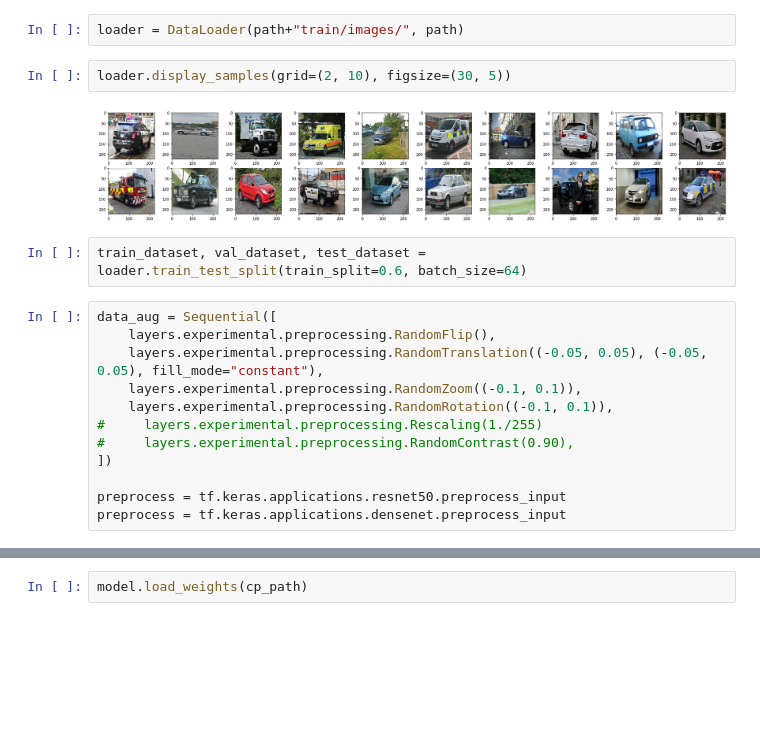
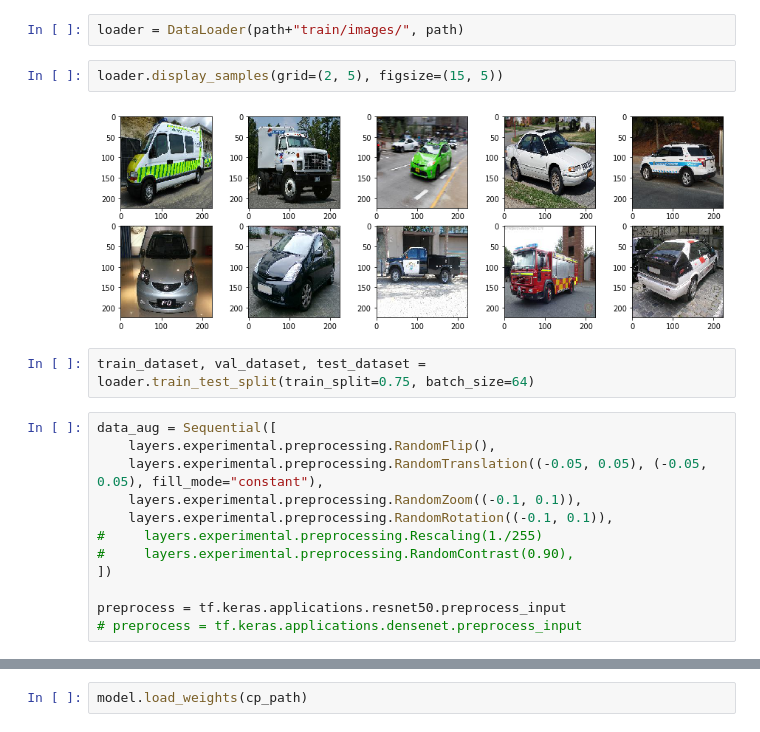
Before and after one commit to m-vidyadhar/competitions, a Jupyter notebook: av/emergency_vehicle_detection/Model.ipynb, the cells around one changed output, grey strips where cells are left out. Saved outputs shown, nothing was run; the diff lists cells and outputs as text; blank space fills up the shorter version.

```diff
--- a/av/emergency_vehicle_detection/Model.ipynb
+++ b/av/emergency_vehicle_detection/Model.ipynb
@@ -18,11 +20,11 @@ path = "/Users/chintu/Documents/DS/Emergency Vehicles Detection/data/"
 # %%
 loader = DataLoader(path+"train/images/", path)
 # %%
-loader.display_samples(grid=(2, 10), figsize=(30, 5))
+loader.display_samples(grid=(2, 5), figsize=(15, 5))
 # %% [output]
-[figure, old version]
+[figure, new version]
 # %%
-train_dataset, val_dataset, test_dataset = loader.train_test_split(train_split=0.6, batch_size=64)
+train_dataset, val_dataset, test_dataset = loader.train_test_split(train_split=0.75, batch_size=64)
 # %%
 data_aug = Sequential([
     layers.experimental.preprocessing.RandomFlip(),
@@ -34,7 +36,7 @@ data_aug = Sequential([
 ])
 
 preprocess = tf.keras.applications.resnet50.preprocess_input
-preprocess = tf.keras.applications.densenet.preprocess_input
+# preprocess = tf.keras.applications.densenet.preprocess_input
 # %%
 display_augmented(train_dataset, data_aug, preprocess=None, dtype=None)
 # %% [output]
```
Also changed, not shown: parts of 13 cells of this notebook.
